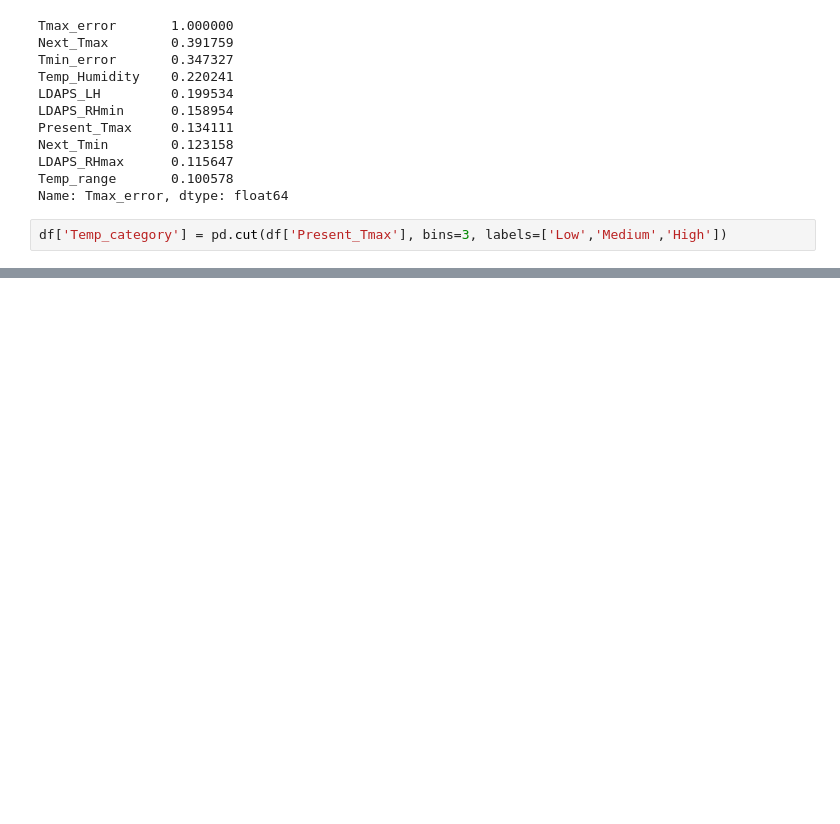
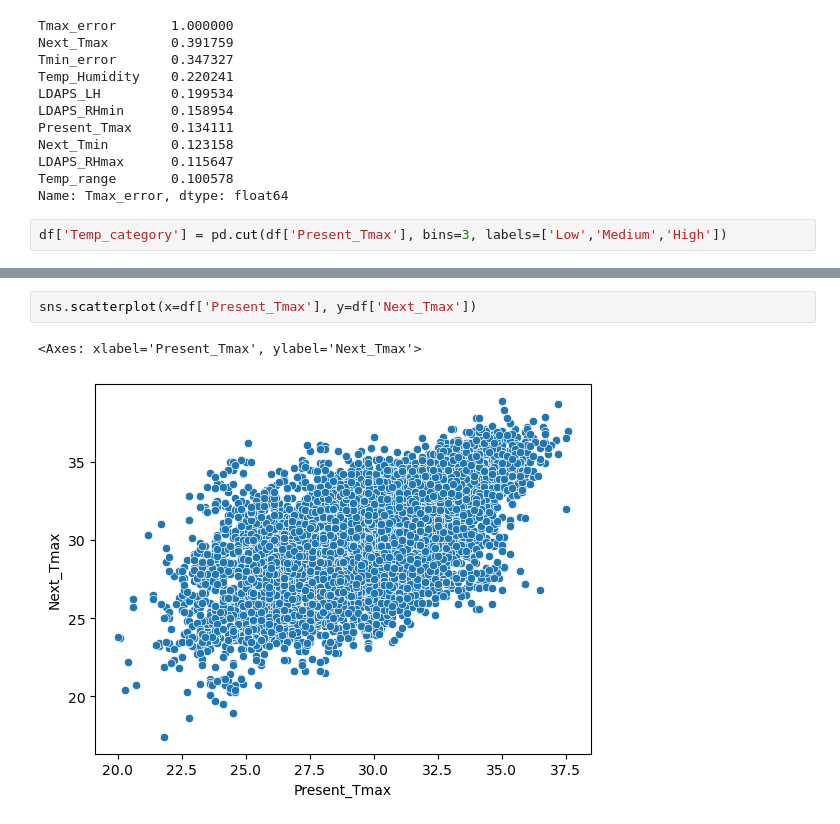
Before and after one commit to 010Harsh010/Weather-Data-Analysis-, a Jupyter notebook: Notebooks/eda.ipynb, the cells around one changed output, grey strips where cells are left out. Saved outputs shown, nothing was run; the diff lists cells and outputs as text; blank space fills up the shorter version.

```diff
--- a/Notebooks/eda.ipynb
+++ b/Notebooks/eda.ipynb
@@ -294,0 +370,5 @@ print(r2_score(y_test, y_pred_new))
+# %%
+sns.scatterplot(x=df['Present_Tmax'], y=df['Next_Tmax'])
+# %% [output]
+<Axes: xlabel='Present_Tmax', ylabel='Next_Tmax'>
+[figure, added]
```
Also changed, not shown: parts of 19 cells of this notebook, 2 other files.
